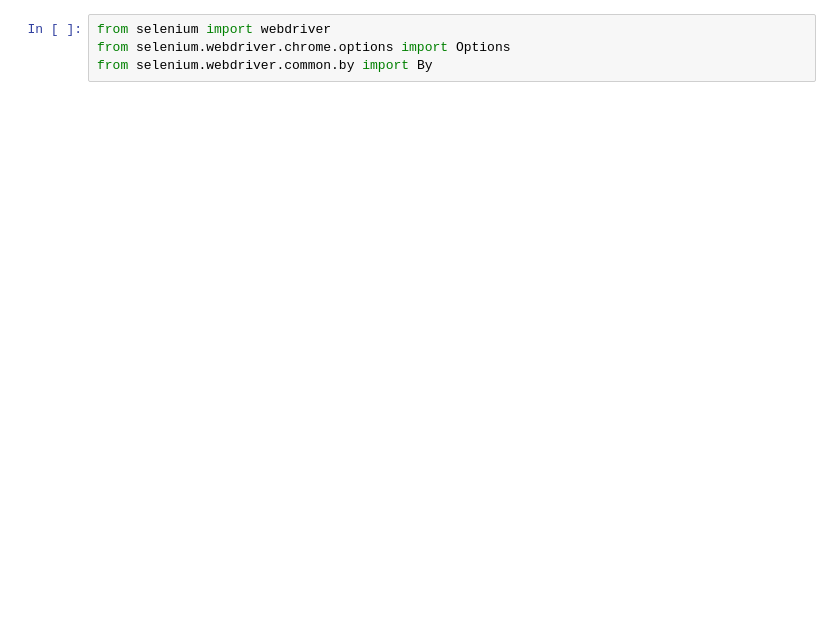
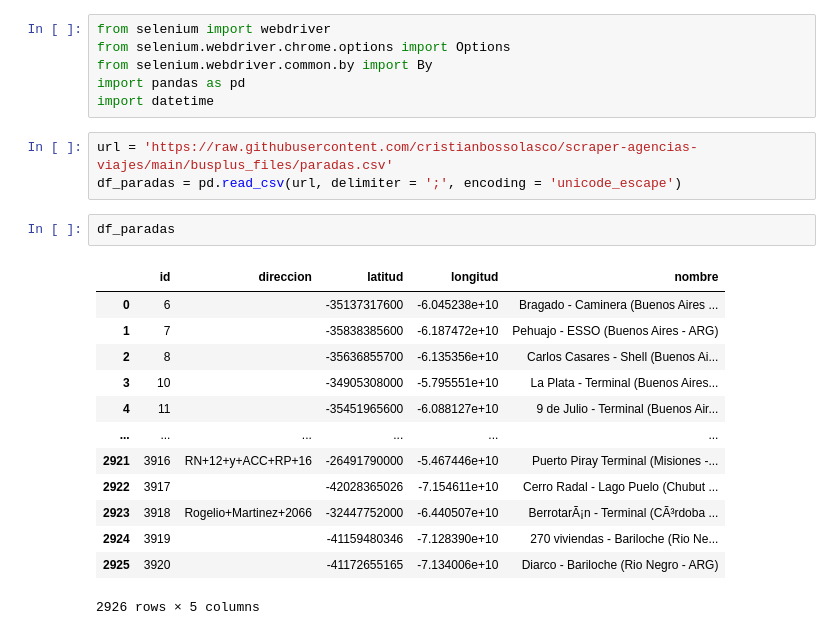
Before and after one commit to cristianbossolasco/scraper-agencias-viajes, a Jupyter notebook: scraper_busplus.ipynb, the cells around one changed output. Drawn from its saved outputs; the diff is of its cells as text; blank space fills up the shorter version.

```diff
--- a/scraper_busplus.ipynb
+++ b/scraper_busplus.ipynb
@@ -68,3 +50,24 @@ Successfully installed async-generator-1.10 exceptiongroup-1.1.0 h11-0.14.0 outc
 from selenium import webdriver
 from selenium.webdriver.chrome.options import Options
 from selenium.webdriver.common.by import By
+import pandas as pd
+import datetime
+# %%
+url = 'https://raw.githubusercontent.com/cristianbossolasco/scraper-agencias-viajes/main/busplus_files/paradas.csv'
+df_paradas = pd.read_csv(url, delimiter = ';', encoding = 'unicode_escape')
+# %%
+df_paradas
+# %% [output]
+|  | id | direccion | latitud | longitud | nombre |
+| 0 | 6 |  | -35137317600 | -6.045238e+10 | Bragado - Caminera (Buenos Aires ... |
+| 1 | 7 |  | -35838385600 | -6.187472e+10 | Pehuajo - ESSO (Buenos Aires - ARG) |
+| 2 | 8 |  | -35636855700 | -6.135356e+10 | Carlos Casares - Shell (Buenos Ai... |
+| 3 | 10 |  | -34905308000 | -5.795551e+10 | La Plata - Terminal (Buenos Aires... |
+| 4 | 11 |  | -35451965600 | -6.088127e+10 | 9 de Julio - Terminal (Buenos Air... |
+| ... | ... | ... | ... | ... | ... |
+| 2921 | 3916 | RN+12+y+ACC+RP+16 | -26491790000 | -5.467446e+10 | Puerto Piray Terminal (Misiones -... |
+| 2922 | 3917 |  | -42028365026 | -7.154611e+10 | Cerro Radal - Lago Puelo (Chubut ... |
+| 2923 | 3918 | Rogelio+Martinez+2066 | -32447752000 | -6.440507e+10 | BerrotarÃ¡n - Terminal (CÃ³rdoba ... |
+| 2924 | 3919 |  | -41159480346 | -7.128390e+10 | 270 viviendas - Bariloche (Rio Ne... |
+| 2925 | 3920 |  | -41172655165 | -7.134006e+10 | Diarco - Bariloche (Rio Negro - ARG) |
+2926 rows × 5 columns
```
Also changed, not shown: parts of 7 cells of this notebook.
